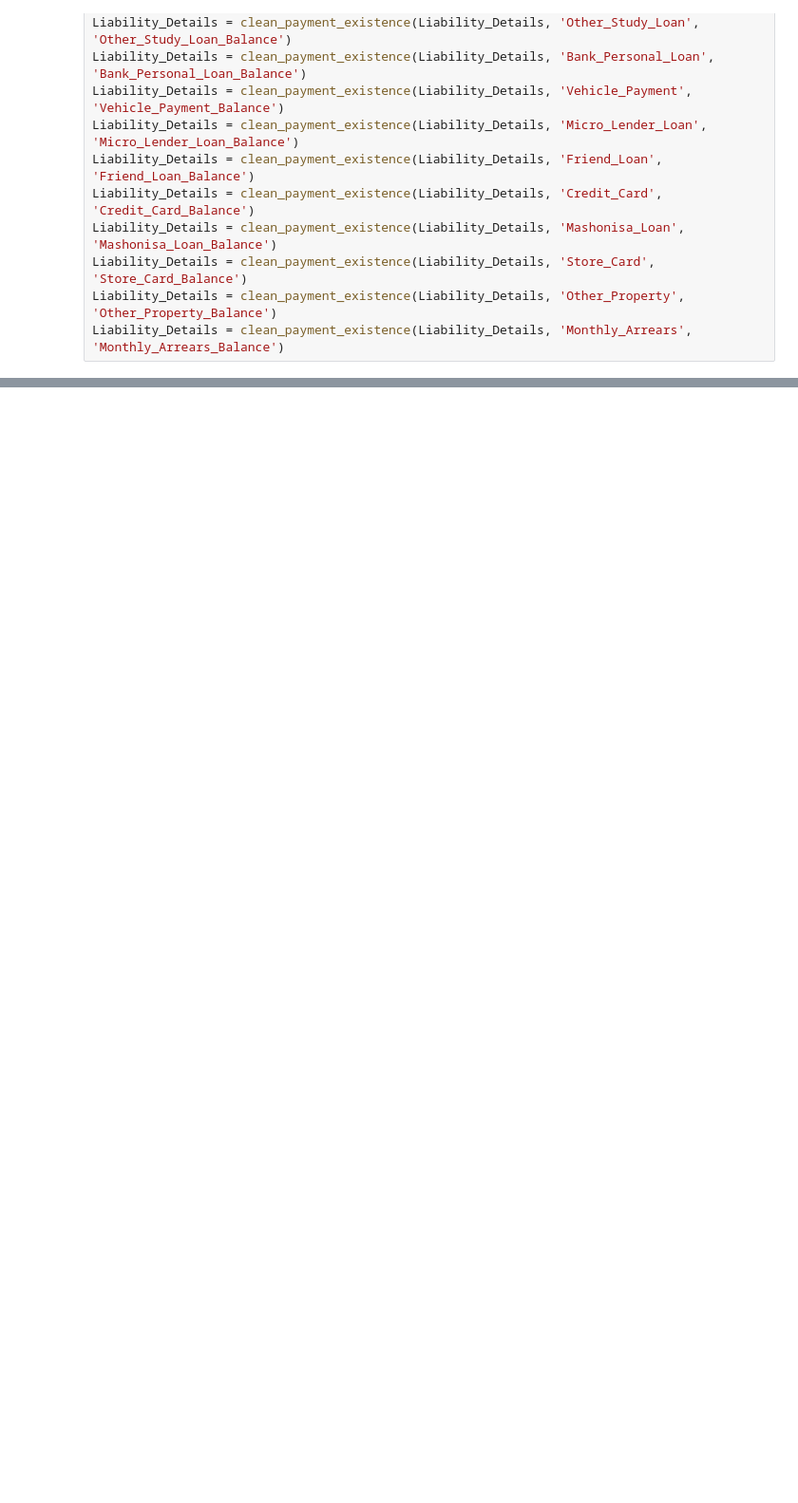
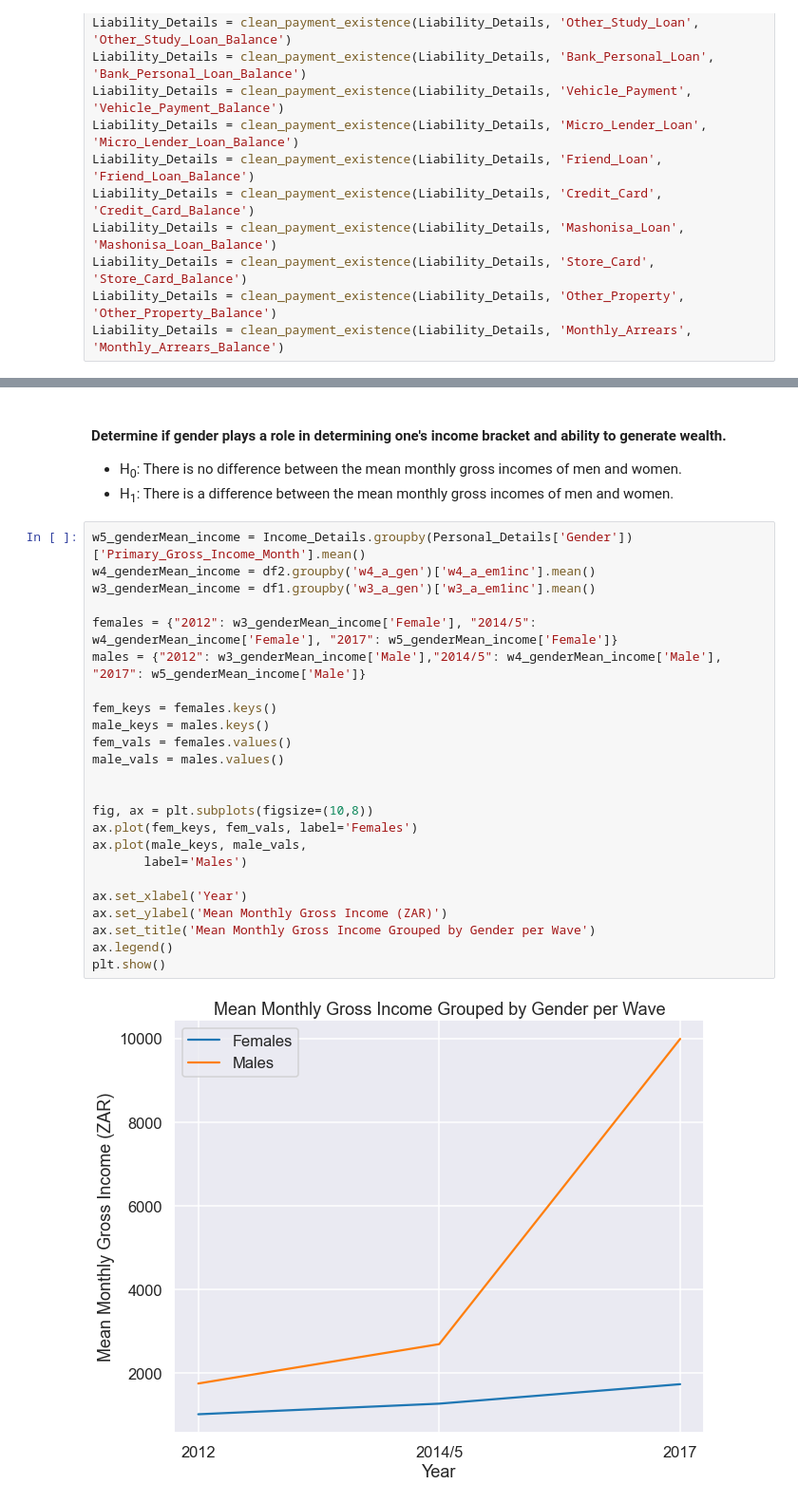
Before and after one commit to DAE-Mini-Project/DEA-Code, a Jupyter notebook: DaeCode.ipynb, the cells around one changed output, grey strips where cells are left out. Shown at 95% size. Drawn from its saved outputs; the diff is of its cells as text; blank space fills up the shorter version.

```diff
--- a/DaeCode.ipynb
+++ b/DaeCode.ipynb
@@ -1502,0 +824,30 @@ MvC_piv = df_filtered.loc[:,['Possessions_Net_Value_Balance','Years_Cohabiting',
+# %% [markdown]
+#### Determine if gender plays a role in determining one's income bracket and ability to generate wealth.
+* H<sub>0</sub>: There is no difference between the mean monthly gross incomes of men and women.
+* H<sub>1</sub>: There is a difference between the mean monthly gross incomes of men and women.
+# %%
+w5_genderMean_income = Income_Details.groupby(Personal_Details['Gender'])['Primary_Gross_Income_Month'].mean()
+w4_genderMean_income = df2.groupby('w4_a_gen')['w4_a_em1inc'].mean()
+w3_genderMean_income = df1.groupby('w3_a_gen')['w3_a_em1inc'].mean()
+
+females = {"2012": w3_genderMean_income['Female'], "2014/5": w4_genderMean_income['Female'], "2017": w5_genderMean_income['Female']}
+males = {"2012": w3_genderMean_income['Male'],"2014/5": w4_genderMean_income['Male'], "2017": w5_genderMean_income['Male']}
+
+fem_keys = females.keys()
+male_keys = males.keys()
+fem_vals = females.values()
+male_vals = males.values()
+
+
+fig, ax = plt.subplots(figsize=(10,8))
+ax.plot(fem_keys, fem_vals, label='Females')
+ax.plot(male_keys, male_vals,
+       label='Males')
+
+ax.set_xlabel('Year')
+ax.set_ylabel('Mean Monthly Gross Income (ZAR)')
+ax.set_title('Mean Monthly Gross Income Grouped by Gender per Wave')
+ax.legend()
+plt.show()
+# %% [output]
+[figure, added]
```
Also changed, not shown: parts of 64 cells of this notebook, 1 other file.
